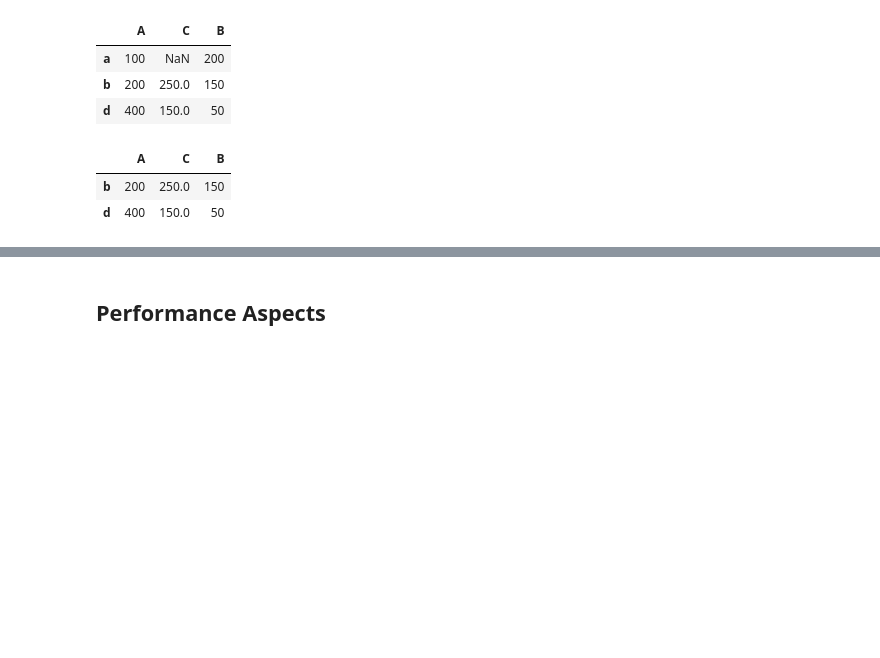
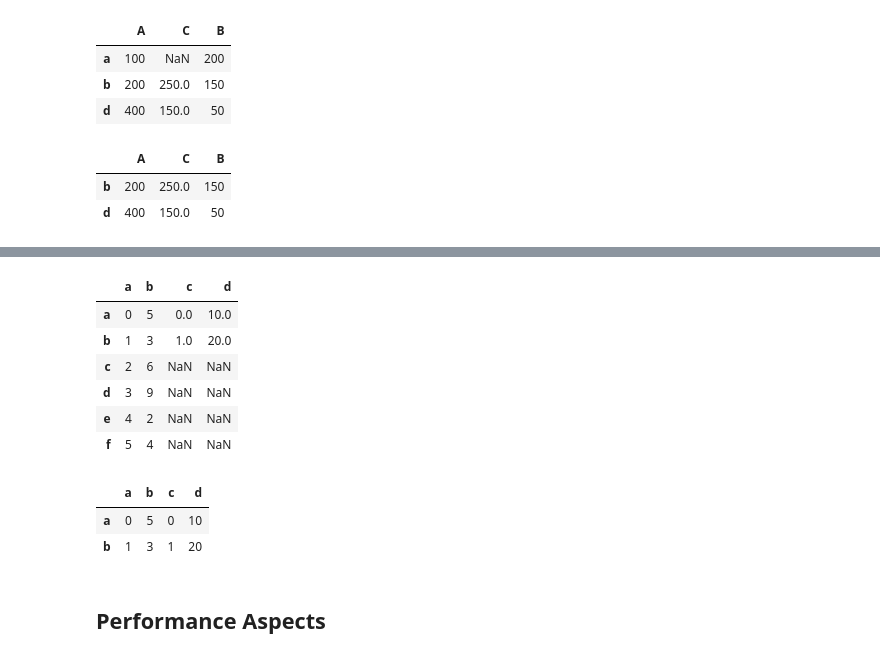
Before and after one commit to Jeffery12138/py4fi, a Jupyter notebook: code/ch05/05_pandas.ipynb, the cells around one changed output, grey strips where cells are left out. Cells and saved outputs as stored; diff of their text form; code cells hidden in the pictures; blank space fills up the shorter version.

```diff
--- a/code/ch05/05_pandas.ipynb
+++ b/code/ch05/05_pandas.ipynb
@@ -944,3 +1066,23 @@ pd.merge(df1, df2, on='C', left_index=True, right_index=True)
+# %%
+df4 = df1.join(df2)
+df4
+# %% [output]
+|  | a | b | c | d |
+| a | 0 | 5 | 0.0 | 10.0 |
+| b | 1 | 3 | 1.0 | 20.0 |
+| c | 2 | 6 | NaN | NaN |
+| d | 3 | 9 | NaN | NaN |
+| e | 4 | 2 | NaN | NaN |
+| f | 5 | 4 | NaN | NaN |
+# %%
+##pd.merge: default inner join
+
+df3 = pd.merge(df1, df2, left_index = True, right_index=True)
+df3
+# %% [output]
+|  | a | b | c | d |
+| a | 0 | 5 | 0 | 10 |
+| b | 1 | 3 | 1 | 20 |
 # %% [markdown]
 ## Performance Aspects
 # %%
```
Also changed, not shown: parts of 57 cells of this notebook, 3 other files.
